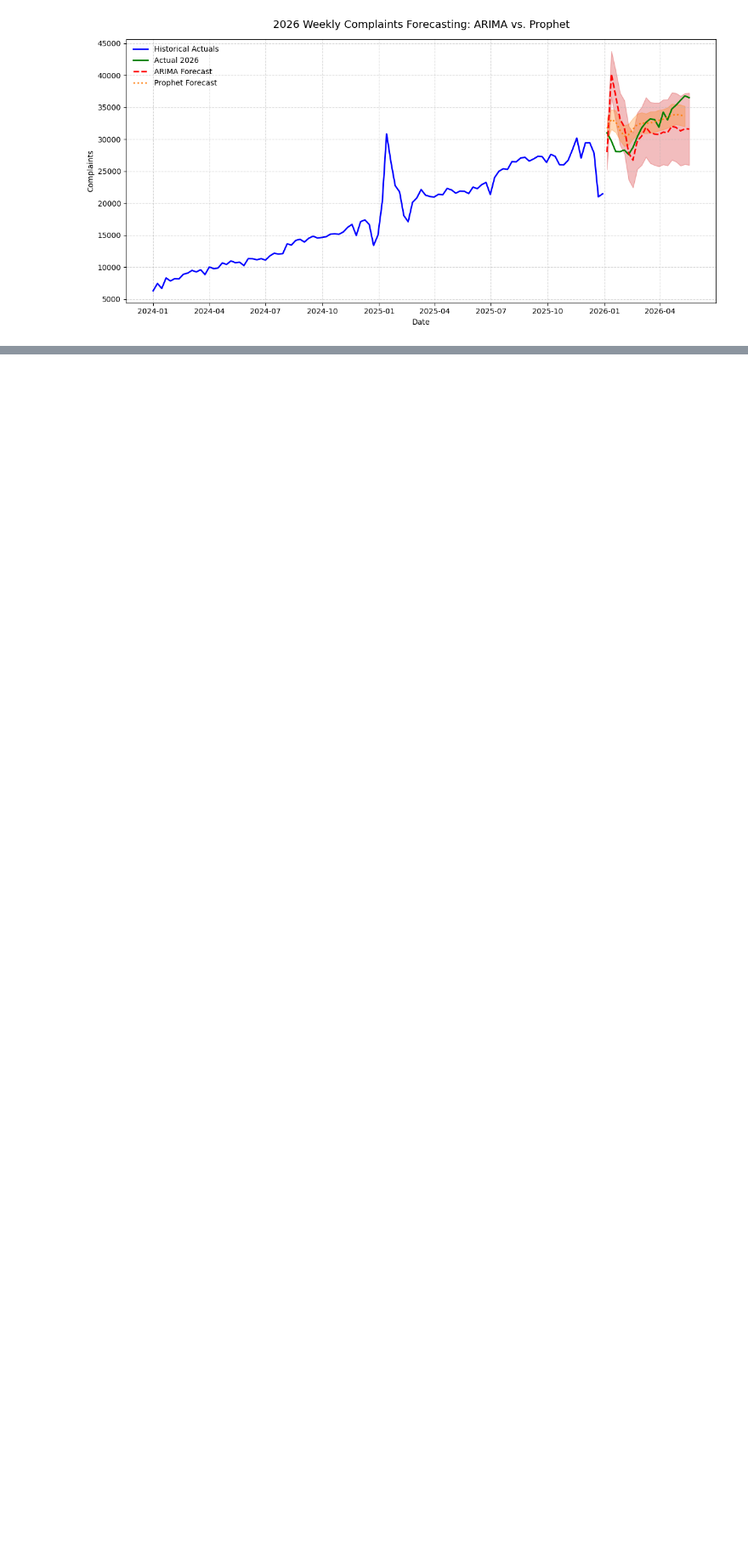
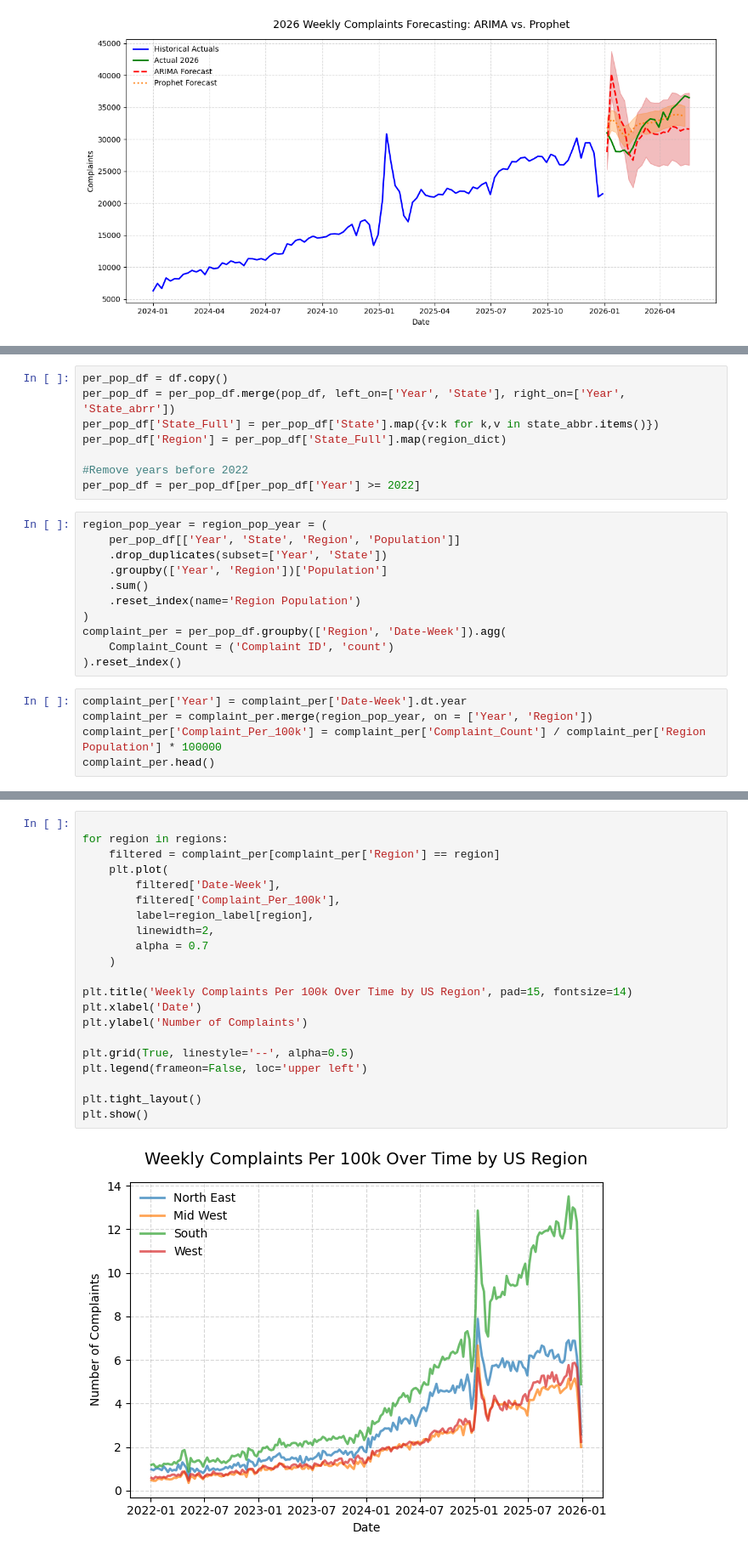
Before and after one commit to Papazian/MADS_Capstone, a Jupyter notebook: Geospatial_and_Time_Series_Analysis/visuals_forecast.ipynb, the cells around one changed output, grey strips where cells are left out. Shown at 85% size. Cells and saved outputs as stored; diff of their text form; blank space fills up the shorter version.

```diff
--- a/Geospatial_and_Time_Series_Analysis/visuals_forecast.ipynb
+++ b/Geospatial_and_Time_Series_Analysis/visuals_forecast.ipynb
@@ -716,0 +724,24 @@ plt.show()
+# %%
+per_pop_df = df.copy()
+per_pop_df = per_pop_df.merge(pop_df, left_on=['Year', 'State'], right_on=['Year', 'State_abrr'])
+per_pop_df['State_Full'] = per_pop_df['State'].map({v:k for k,v in state_abbr.items()})
+per_pop_df['Region'] = per_pop_df['State_Full'].map(region_dict)
+
+#Remove years before 2022
+per_pop_df = per_pop_df[per_pop_df['Year'] >= 2022]
+# %%
+region_pop_year = region_pop_year = (
+    per_pop_df[['Year', 'State', 'Region', 'Population']]
+    .drop_duplicates(subset=['Year', 'State'])
+    .groupby(['Year', 'Region'])['Population']
+    .sum()
+    .reset_index(name='Region Population')
+)
+complaint_per = per_pop_df.groupby(['Region', 'Date-Week']).agg(
+    Complaint_Count = ('Complaint ID', 'count')
+).reset_index()
+# %%
+complaint_per['Year'] = complaint_per['Date-Week'].dt.year
+complaint_per = complaint_per.merge(region_pop_year, on = ['Year', 'Region'])
+complaint_per['Complaint_Per_100k'] = complaint_per['Complaint_Count'] / complaint_per['Region Population'] * 100000
+complaint_per.head()
@@ -716,0 +755,23 @@ plt.show()
+# %%
+
+for region in regions:
+    filtered = complaint_per[complaint_per['Region'] == region]
+    plt.plot(
+        filtered['Date-Week'],
+        filtered['Complaint_Per_100k'],
+        label=region_label[region],
+        linewidth=2,
+        alpha = 0.7
+    )
+
+plt.title('Weekly Complaints Per 100k Over Time by US Region', pad=15, fontsize=14)
+plt.xlabel('Date')
+plt.ylabel('Number of Complaints')
+
+plt.grid(True, linestyle='--', alpha=0.5)
+plt.legend(frameon=False, loc='upper left')
+
+plt.tight_layout()
+plt.show()
+# %% [output]
+[figure, added]
```
Also changed, not shown: parts of 24 cells of this notebook.
